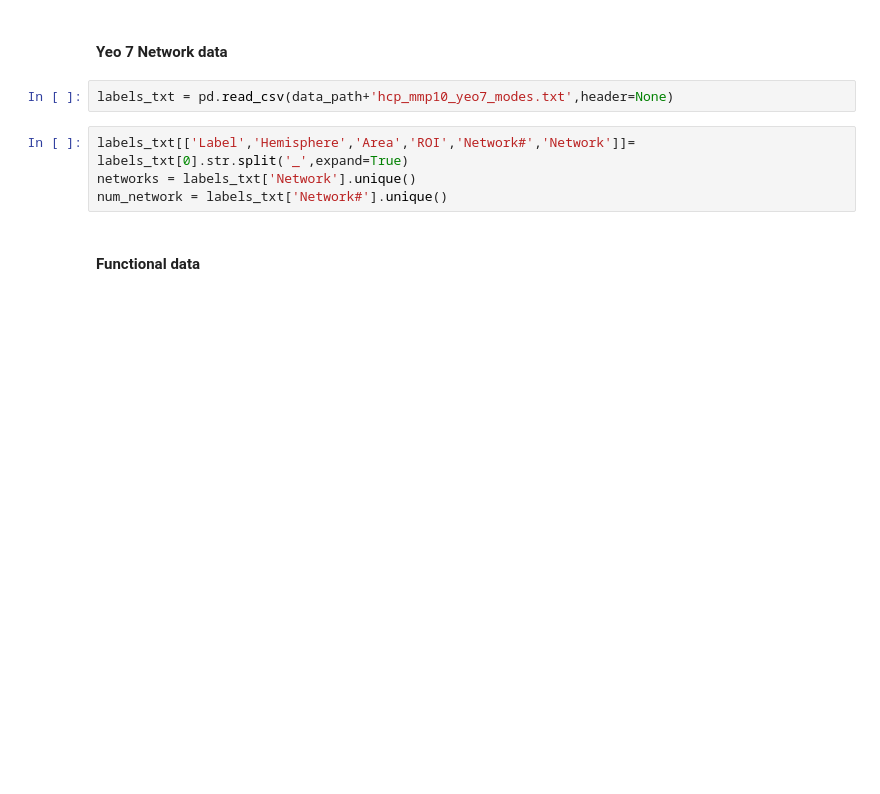
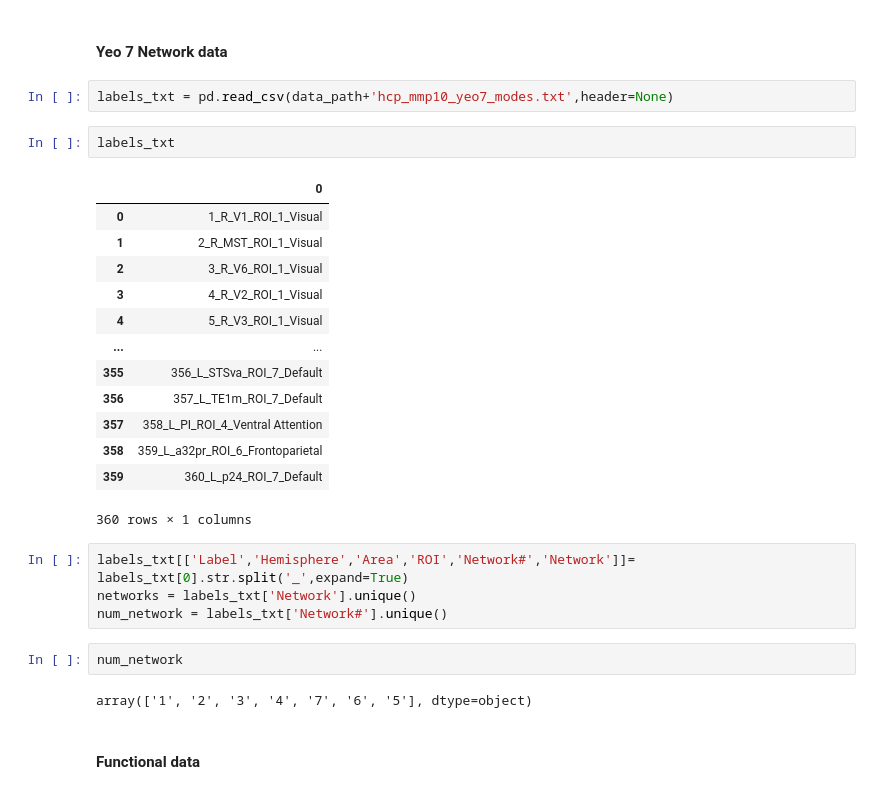
Before and after one commit to sudesnac/HumanBF-Connectivity, a Jupyter notebook: notebook/g-wCtx_networks.ipynb, the cells around one changed output. Drawn from its saved outputs; the diff is of its cells as text; blank space fills up the shorter version.

```diff
--- a/notebook/g-wCtx_networks.ipynb
+++ b/notebook/g-wCtx_networks.ipynb
@@ -95,10 +95,30 @@ fig.savefig(fig_path+'Yeo_7_Networks_inflated_surface_grid.png', dpi=300, bbox_i
 #### Yeo 7 Network data
 # %%
 labels_txt = pd.read_csv(data_path+'hcp_mmp10_yeo7_modes.txt',header=None)
+# %%
+labels_txt
+# %% [output]
+|  | 0 |
+| 0 | 1_R_V1_ROI_1_Visual |
+| 1 | 2_R_MST_ROI_1_Visual |
+| 2 | 3_R_V6_ROI_1_Visual |
+| 3 | 4_R_V2_ROI_1_Visual |
+| 4 | 5_R_V3_ROI_1_Visual |
+| ... | ... |
+| 355 | 356_L_STSva_ROI_7_Default |
+| 356 | 357_L_TE1m_ROI_7_Default |
+| 357 | 358_L_PI_ROI_4_Ventral Attention |
+| 358 | 359_L_a32pr_ROI_6_Frontoparietal |
+| 359 | 360_L_p24_ROI_7_Default |
+360 rows × 1 columns
 # %%
 labels_txt[['Label','Hemisphere','Area','ROI','Network#','Network']]= labels_txt[0].str.split('_',expand=True)
 networks = labels_txt['Network'].unique()
 num_network = labels_txt['Network#'].unique()
+# %%
+num_network
+# %% [output]
+array(['1', '2', '3', '4', '7', '6', '5'], dtype=object)
 # %% [markdown]
 #### Functional data
 # %%
```
Also changed, not shown: parts of 5 cells of this notebook, 4 other files.
